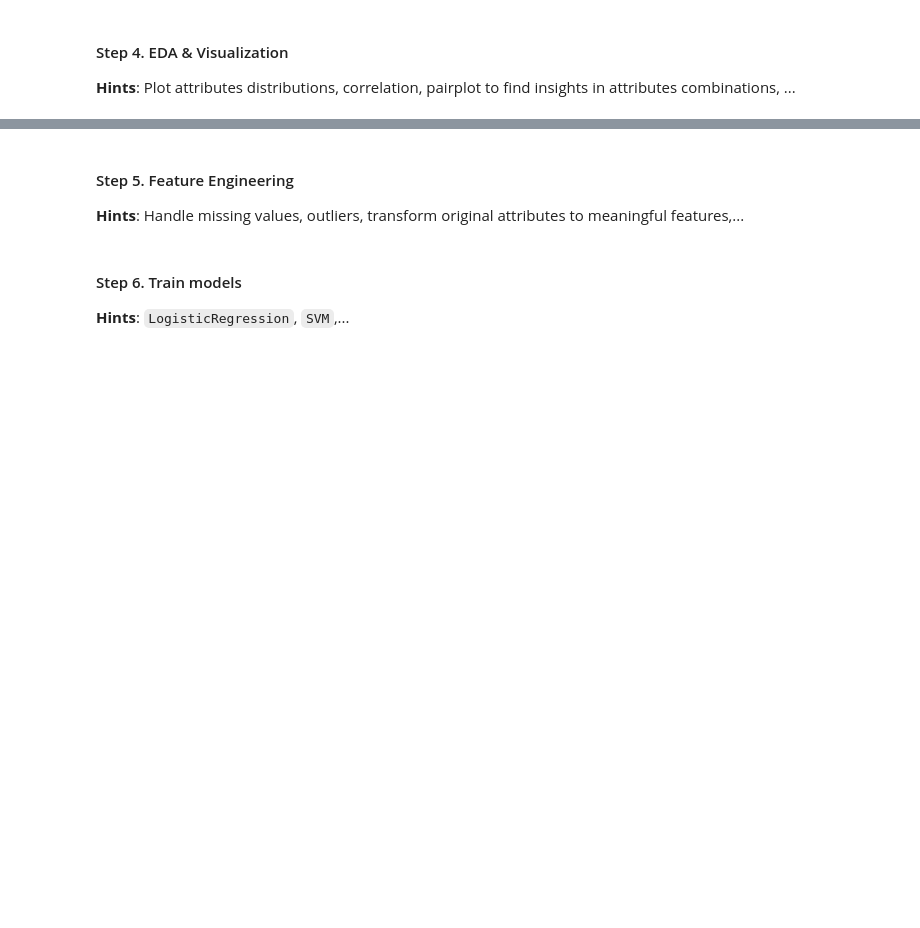
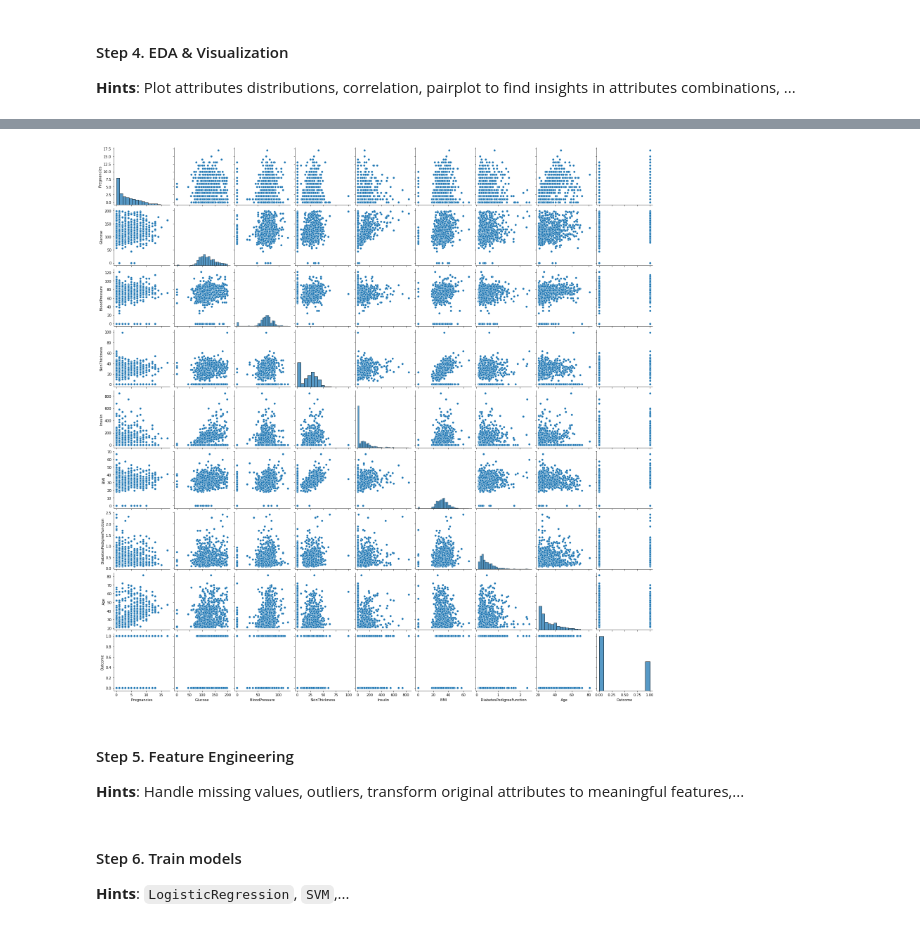
Before and after one commit to honghanhh/mci_python_33a8_l1, a Jupyter notebook: Live Slides/Live Lecture 10/duongltt_Capstone Project.ipynb, the cells around one changed output, grey strips where cells are left out. Drawn from its saved outputs; the diff is of its cells as text; code cells hidden in the pictures; blank space fills up the shorter version.

```diff
--- a/Live Slides/Live Lecture 10/duongltt_Capstone Project.ipynb
+++ b/Live Slides/Live Lecture 10/duongltt_Capstone Project.ipynb
@@ -243,3 +320,8 @@ The objective of this capstone project is to use Machine Learning (e.g, logistic
+# %%
+sns.pairplot(pima)
+plt.show()
+# %% [output]
+[figure, added]
 # %% [markdown]
 #### Step 5. Feature Engineering
 **Hints**: Handle missing values, outliers, transform original attributes to meaningful features,...
```
Also changed, not shown: parts of 7 cells of this notebook.
